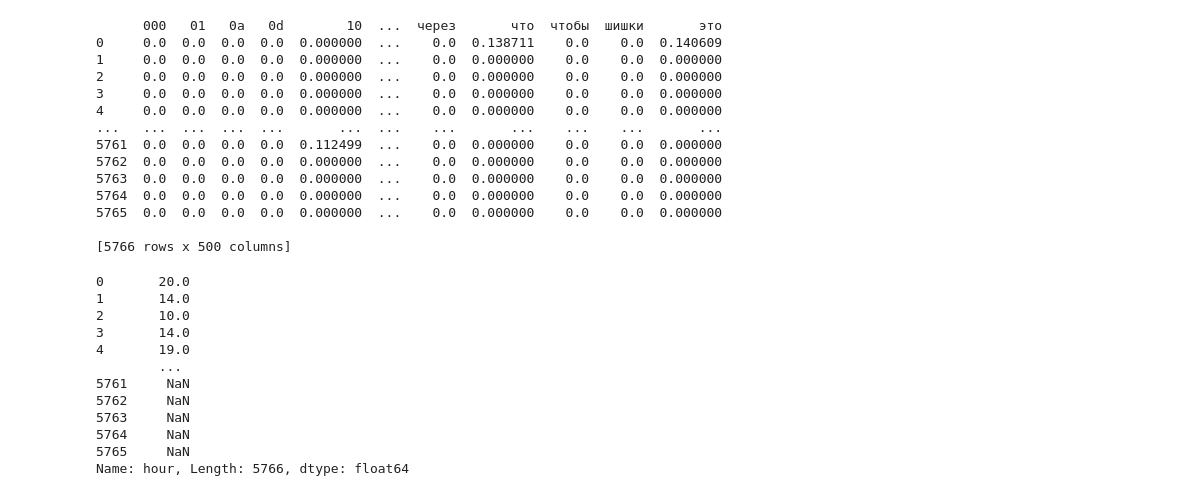
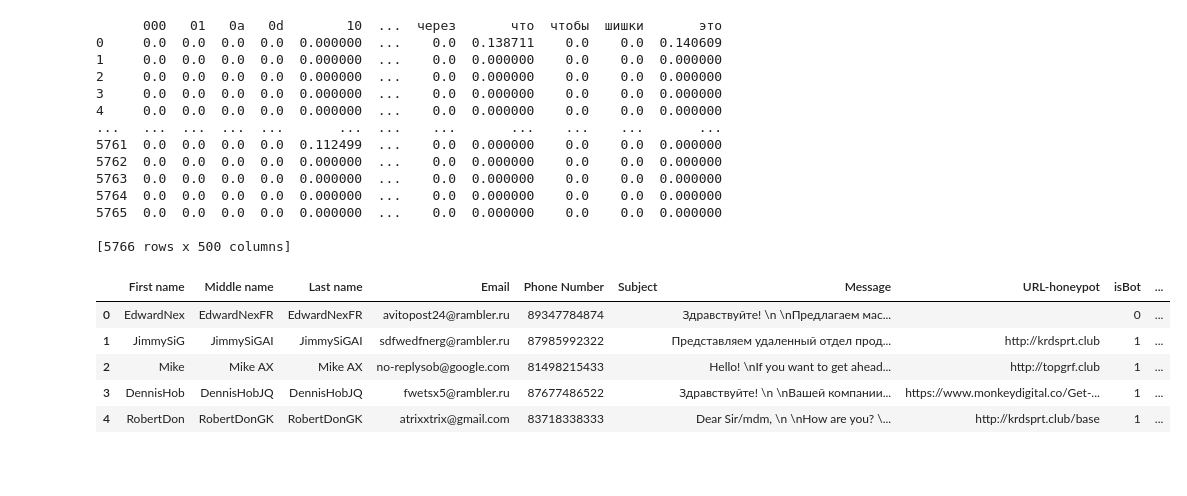
Before and after one commit to iamahnaf/Testing_model, a Jupyter notebook: DataTesting.ipynb, the cells around one changed output. Saved outputs shown, nothing was run; the diff lists cells and outputs as text; code cells hidden in the pictures; blank space fills up the shorter version.

```diff
--- a/DataTesting.ipynb
+++ b/DataTesting.ipynb
@@ -121,22 +121,15 @@ df['num_links'] =df['Message'].str.count('http')
 df['num_special_chars']=df['Message'].str.count(r'[!@#$%^&*()]')
 # %%
 #time feature
-df['Timestamp'] = pd.to_datetime(df['Timestamp'])
-df['hour'] = df['Timestamp'].dt.hour
-df['hour']
+df = df.drop(columns=['Timestamp', 'hour'], errors='ignore')
+df.head()
 # %% [output]
-0       20.0
-1       14.0
-2       10.0
-3       14.0
-4       19.0
-        ...
-5761     NaN
-5762     NaN
-5763     NaN
-5764     NaN
-5765     NaN
-Name: hour, Length: 5766, dtype: float64
+|  | First name | Middle name | Last name | Email | Phone Number | Subject | Message | URL-honeypot | isBot | ... |
+| 0 | EdwardNex | EdwardNexFR | EdwardNexFR | avitopost24@rambler.ru | 89347784874 |  | Здравствуйте! \n \nПредлагаем мас... |  | 0 | ... |
+| 1 | JimmySiG | JimmySiGAI | JimmySiGAI | sdfwedfnerg@rambler.ru | 87985992322 |  | Представляем удаленный отдел прод... | http://krdsprt.club | 1 | ... |
+| 2 | Mike | Mike AX | Mike AX | no-replysob@google.com | 81498215433 |  | Hеllо! \nIf you want to get ahead... | http://topgrf.club | 1 | ... |
+| 3 | DennisHob | DennisHobJQ | DennisHobJQ | fwetsx5@rambler.ru | 87677486522 |  | Здравствуйте! \n \nВашей компании... | https://www.monkeydigital.co/Get-... | 1 | ... |
+| 4 | RobertDon | RobertDonGK | RobertDonGK | atrixxtrix@gmail.com | 83718338333 |  | Dear Sir/mdm, \n \nHow are you? \... | http://krdsprt.club/base | 1 | ... |
 # %%
 #step 4 , we will combine features
 X_numeric =  df[['Email_len','has_numbers_email','is_free_domain','phone_len',
```
Also changed, not shown: parts of 9 cells of this notebook.
